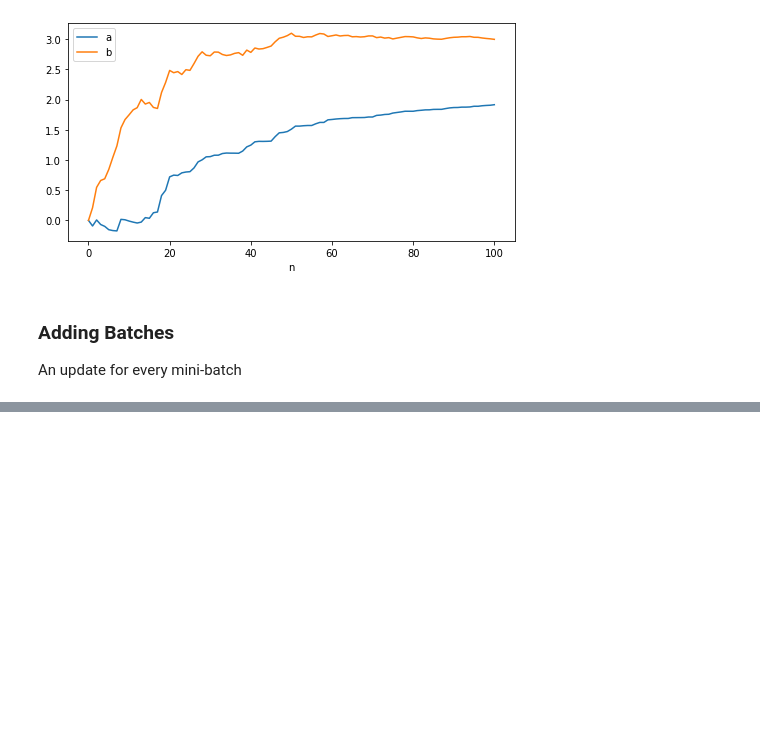
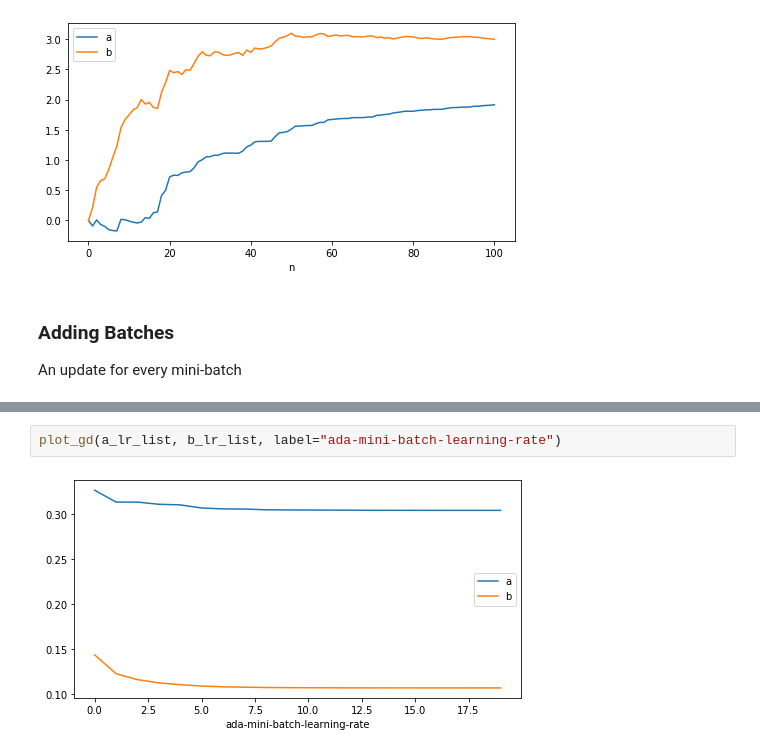
Before and after one commit to MJeremy2017/machine-learning-models, a Jupyter notebook: Optimisation/gradient-descent.ipynb, the cells around one changed output, grey strips where cells are left out. Cells and saved outputs as stored; diff of their text form; blank space fills up the shorter version.

```diff
--- a/Optimisation/gradient-descent.ipynb
+++ b/Optimisation/gradient-descent.ipynb
@@ -189,0 +298,4 @@ $$ w_{t} = w_{t-1} - grad_{t}\frac{lr}{\sqrt{s_{t} + \epsilon}}$$
+# %%
+plot_gd(a_lr_list, b_lr_list, label="ada-mini-batch-learning-rate")
+# %% [output]
+[figure, added]
```
Also changed, not shown: parts of 11 cells of this notebook.
